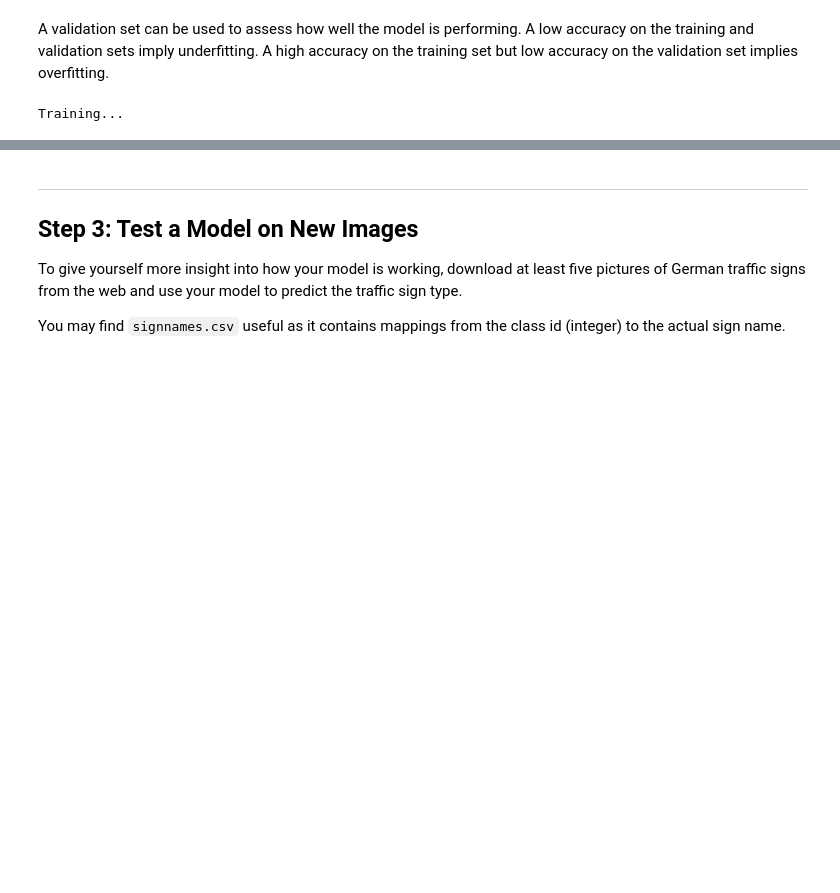
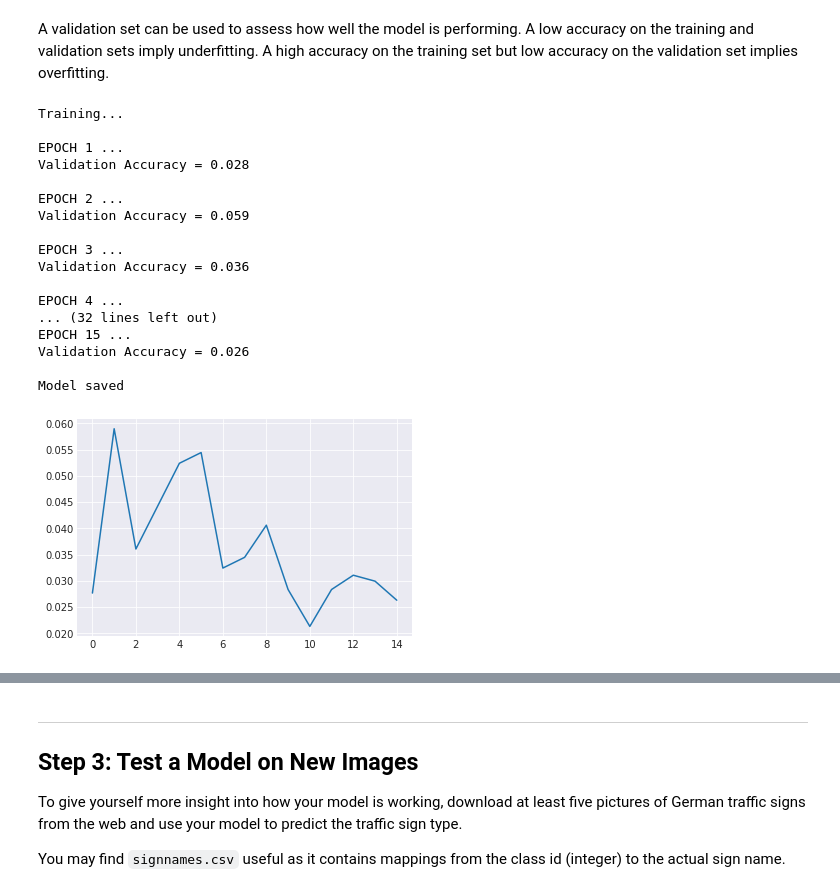
Before and after one commit to adhulipa/CarND-Traffic-Sign-Classifier-Project, a Jupyter notebook: Traffic_Sign_Classifier.ipynb, the cells around one changed output, grey strips where cells are left out. Saved outputs shown, nothing was run; the diff lists cells and outputs as text; code cells hidden in the pictures; blank space fills up the shorter version.

```diff
--- a/Traffic_Sign_Classifier.ipynb
+++ b/Traffic_Sign_Classifier.ipynb
@@ -590,17 +661,16 @@ EPOCHS = 15
 BATCH_SIZE = 256
 rate = 0.001
 
-# For 2-chan uncomment this line
-# x = tf.placeholder(tf.float32, (None, 32, 32, 3))
+# For 3-chan uncomment this line
+x = tf.placeholder(tf.float32, (None, 32, 32, 3))
+logits = LeNet(x)
 
 # For grayscale images uncomment this line
-x = tf.placeholder(tf.float32, (None, 32, 32, 1))
+# x = tf.placeholder(tf.float32, (None, 32, 32, 1))
+# logits = LeNet_gray(x)
 
 y = tf.placeholder(tf.int32, (None))
 one_hot_y = tf.one_hot(y, 43)
-
-# logits = LeNet6(x)
-logits = LeNet6_gray(x)
 
 cross_entropy = tf.nn.softmax_cross_entropy_with_logits(labels=one_hot_y, logits=logits)
 loss_operation = tf.reduce_mean(cross_entropy)
@@ -634,34 +704,58 @@ def evaluate(X_data, y_data):
 from IPython.display import clear_output
 import matplotlib.pyplot as plt
 import seaborn as sns
+
+
+X_valid_gray = [grayscale(image) for image in X_valid]
+X_valid_gray = np.resize(X_valid_gray, (len(X_valid_gray), 32,32,1))
 
 with tf.Session() as sess:
     sess.run(tf.global_variables_initializer())
     num_examples = len(X_train)
 
     print("Training...")
     print()
     accuracy = []
     for i in range(EPOCHS):
         X_train, y_train = shuffle(X_train, y_train)
         for offset in range(0, num_examples, BATCH_SIZE):
             end = offset + BATCH_SIZE
             # batch_x, batch_y = X_train[offset:end], y_train[offset:end]
             batch_x, batch_y = X_train_gcn[offset:end], y_train[offset:end]
             sess.run(training_operation, feed_dict={x: batch_x, y: batch_y})
 
-        X_valid_gray = [grayscale(image) for image in X_valid]
-        validation_accuracy, loss = evaluate(X_valid, y_valid)
+        validation_accuracy, valid_loss = evaluate(X_valid_gray, y_valid)
+        training_accuracy, train_loss = evaluate(X_train_gcn, y_train)
+
         accuracy.append(validation_accuracy)
+        accuracy.append(training_accuracy)
+
         print("EPOCH {} ...".format(i+1))
         print("Validation Accuracy = {:.3f}".format(validation_accuracy))
         print()
 
     saver.save(sess, './traffic-sign-')
     print("Model saved")
 
 sns.set_style("darkgrid")
 plt.plot(accuracy)
 plt.show()
 # %% [output]
 Training...
+
+EPOCH 1 ...
+Validation Accuracy = 0.028
+
+EPOCH 2 ...
+Validation Accuracy = 0.059
+
+EPOCH 3 ...
+Validation Accuracy = 0.036
+
+EPOCH 4 ...
+... (32 lines left out)
+EPOCH 15 ...
+Validation Accuracy = 0.026
+
+Model saved
+[figure, added]
```
Also changed, not shown: parts of 3 cells of this notebook.
